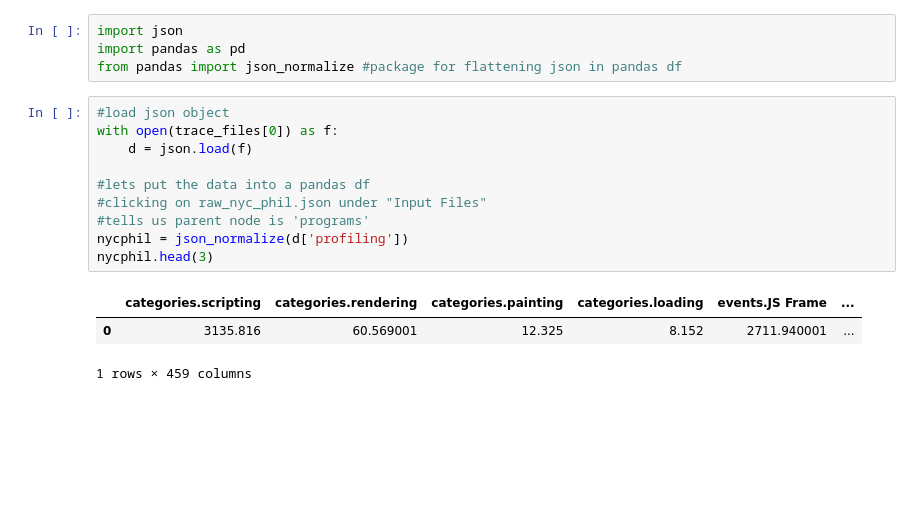
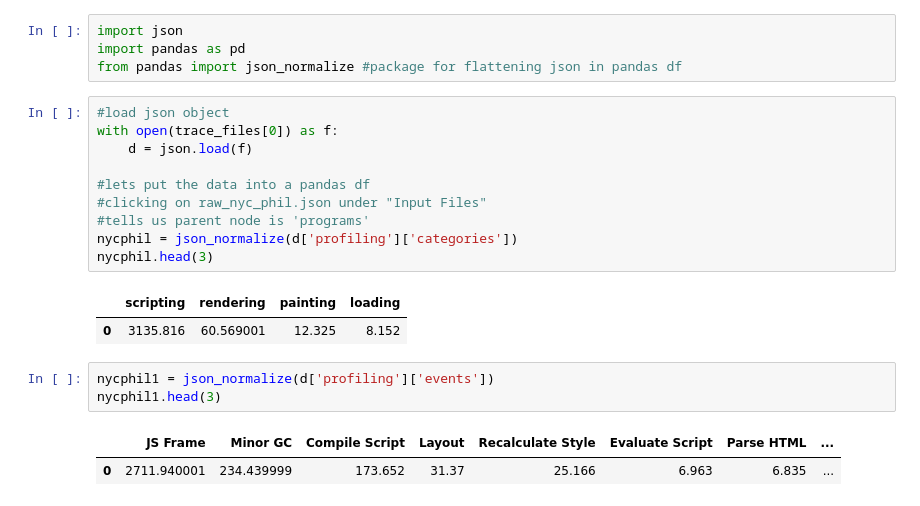
Before and after one commit to mehrotrasan16/performance-benchmarking-with-puppeteer, a Jupyter notebook: tracelyzer-to-csv.ipynb, the cells around one changed output. Drawn from its saved outputs; the diff is of its cells as text; blank space fills up the shorter version.

Commit message:
added merge json package to merge jsons update to parser notebook added dynamic filename - finally!!!

```diff
--- a/tracelyzer-to-csv.ipynb
+++ b/tracelyzer-to-csv.ipynb
@@ -178,15 +180,20 @@ from pandas import json_normalize #package for flattening json in pandas df
 # %%
 #load json object
 with open(trace_files[0]) as f:
     d = json.load(f)
 
 #lets put the data into a pandas df
 #clicking on raw_nyc_phil.json under "Input Files"
 #tells us parent node is 'programs'
-nycphil = json_normalize(d['profiling'])
+nycphil = json_normalize(d['profiling']['categories'])
 nycphil.head(3)
 # %% [output]
-|  | categories.scripting | categories.rendering | categories.painting | categories.loading | events.JS Frame | ... |
-| 0 | 3135.816 | 60.569001 | 12.325 | 8.152 | 2711.940001 | ... |
+|  | scripting | rendering | painting | loading |
+| 0 | 3135.816 | 60.569001 | 12.325 | 8.152 |
-1 rows × 459 columns
+# %%
+nycphil1 = json_normalize(d['profiling']['events'])
+nycphil1.head(3)
+# %% [output]
+|  | JS Frame | Minor GC | Compile Script | Layout | Recalculate Style | Evaluate Script | Parse HTML | ... |
+| 0 | 2711.940001 | 234.439999 | 173.652 | 31.37 | 25.166 | 6.963 | 6.835 | ... |
 # %%
```
Also changed, not shown: parts of 21 cells of this notebook, 3 other files.
